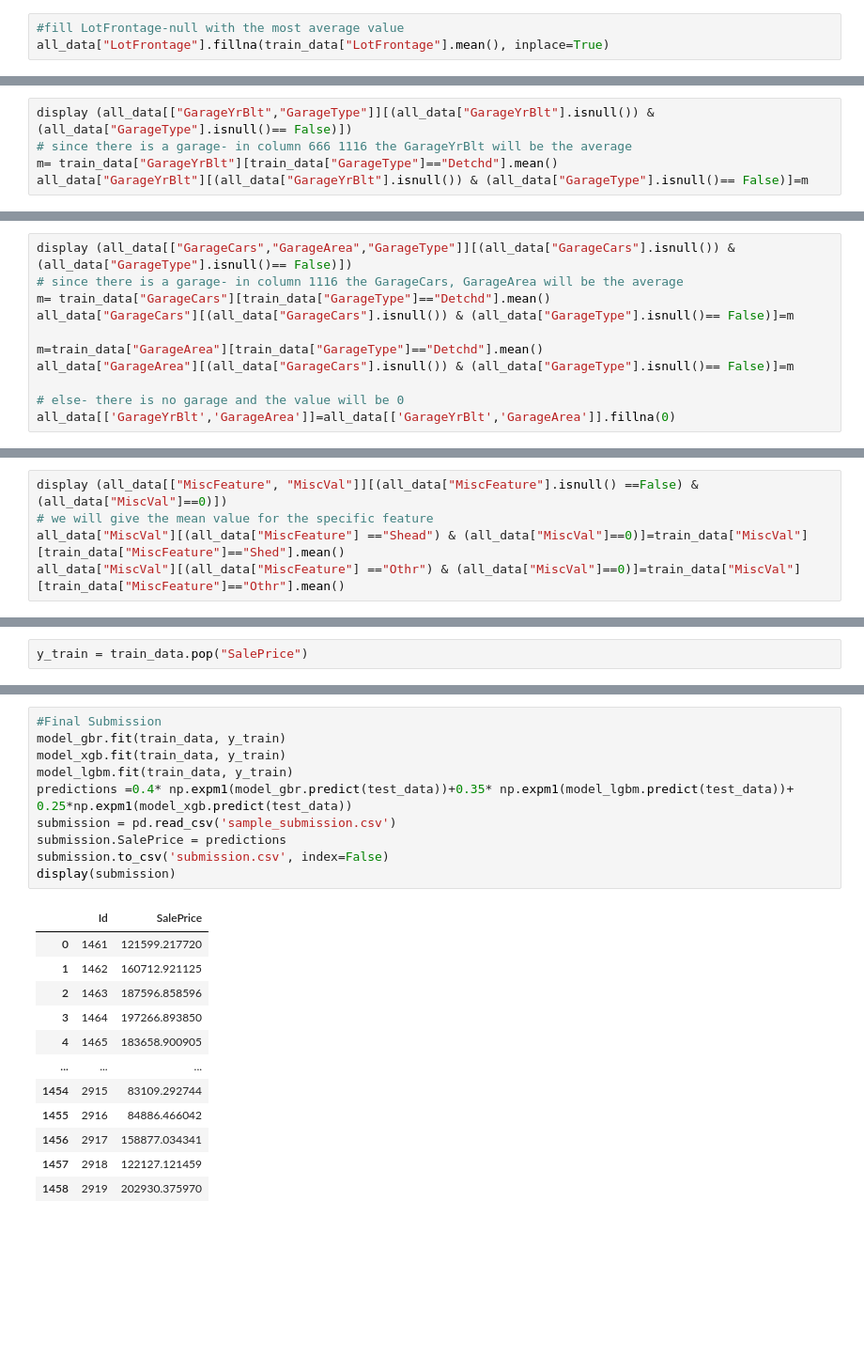
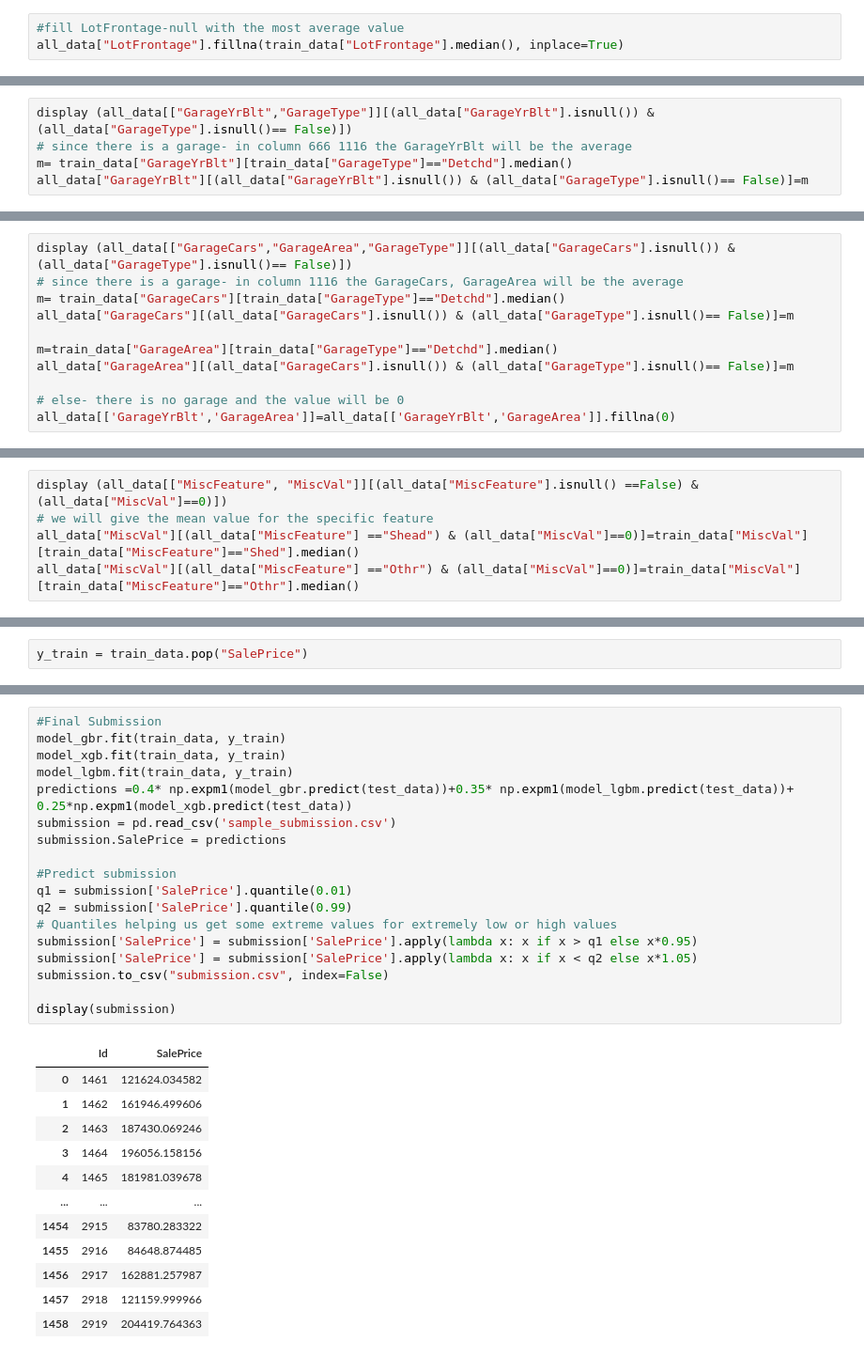
Before and after one commit to LironDangoor/House-Prices, a Jupyter notebook: House Prices.ipynb, the cells around one changed output, grey strips where cells are left out. Shown at 94% size. Drawn from its saved outputs; the diff is of its cells as text; blank space fills up the shorter version.

```diff
--- a/House Prices.ipynb
+++ b/House Prices.ipynb
@@ -127,7 +127,7 @@ See the caveats in the documentation: https://pandas.pydata.org/pandas-docs/stab
   self._setitem_single_block(indexer, value, name)
 # %%
 #fill LotFrontage-null with the most average value
-all_data["LotFrontage"].fillna(train_data["LotFrontage"].mean(), inplace=True)
+all_data["LotFrontage"].fillna(train_data["LotFrontage"].median(), inplace=True)
 # %%
 #Dealing with missing data in MasVnrType and MasVnrArea
 print (all_data["MasVnrType"].unique())
@@ -163,7 +163,7 @@ all_data["TotalBsmtSF"].fillna(0, inplace=True)
 # %%
 display (all_data[["GarageYrBlt","GarageType"]][(all_data["GarageYrBlt"].isnull()) & (all_data["GarageType"].isnull()== False)])
 # since there is a garage- in column 666 1116 the GarageYrBlt will be the average
-m= train_data["GarageYrBlt"][train_data["GarageType"]=="Detchd"].mean()
+m= train_data["GarageYrBlt"][train_data["GarageType"]=="Detchd"].median()
 all_data["GarageYrBlt"][(all_data["GarageYrBlt"].isnull()) & (all_data["GarageType"].isnull()== False)]=m
 # %% [output]
 |  | GarageYrBlt | GarageType |
@@ -176,10 +176,10 @@ See the caveats in the documentation: https://pandas.pydata.org/pandas-docs/stab
 # %%
 display (all_data[["GarageCars","GarageArea","GarageType"]][(all_data["GarageCars"].isnull()) & (all_data["GarageType"].isnull()== False)])
 # since there is a garage- in column 1116 the GarageCars, GarageArea will be the average
-m= train_data["GarageCars"][train_data["GarageType"]=="Detchd"].mean()
+m= train_data["GarageCars"][train_data["GarageType"]=="Detchd"].median()
 all_data["GarageCars"][(all_data["GarageCars"].isnull()) & (all_data["GarageType"].isnull()== False)]=m
 
-m=train_data["GarageArea"][train_data["GarageType"]=="Detchd"].mean()
+m=train_data["GarageArea"][train_data["GarageType"]=="Detchd"].median()
 all_data["GarageArea"][(all_data["GarageCars"].isnull()) & (all_data["GarageType"].isnull()== False)]=m
 
 # else- there is no garage and the value will be 0
@@ -198,8 +198,8 @@ See the caveats in the documentation: https://pandas.pydata.org/pandas-docs/stab
 # %%
 display (all_data[["MiscFeature", "MiscVal"]][(all_data["MiscFeature"].isnull() ==False) & (all_data["MiscVal"]==0)])
 # we will give the mean value for the specific feature
-all_data["MiscVal"][(all_data["MiscFeature"] =="Shead") & (all_data["MiscVal"]==0)]=train_data["MiscVal"][train_data["MiscFeature"]=="Shed"].mean()
-all_data["MiscVal"][(all_data["MiscFeature"] =="Othr") & (all_data["MiscVal"]==0)]=train_data["MiscVal"][train_data["MiscFeature"]=="Othr"].mean()
+all_data["MiscVal"][(all_data["MiscFeature"] =="Shead") & (all_data["MiscVal"]==0)]=train_data["MiscVal"][train_data["MiscFeature"]=="Shed"].median()
+all_data["MiscVal"][(all_data["MiscFeature"] =="Othr") & (all_data["MiscVal"]==0)]=train_data["MiscVal"][train_data["MiscFeature"]=="Othr"].median()
 # %% [output]
 |  | MiscFeature | MiscVal |
 | 873 | Othr | 0 |
@@ -607,25 +616,33 @@ print (score/5)
 # %%
 #Final Submission
 model_gbr.fit(train_data, y_train)
 model_xgb.fit(train_data, y_train)
 model_lgbm.fit(train_data, y_train)
 predictions =0.4* np.expm1(model_gbr.predict(test_data))+0.35* np.expm1(model_lgbm.predict(test_data))+ 0.25*np.expm1(model_xgb.predict(test_data))
 submission = pd.read_csv('sample_submission.csv')
 submission.SalePrice = predictions
-submission.to_csv('submission.csv', index=False)
+
+#Predict submission
+q1 = submission['SalePrice'].quantile(0.01)
+q2 = submission['SalePrice'].quantile(0.99)
+# Quantiles helping us get some extreme values for extremely low or high values
+submission['SalePrice'] = submission['SalePrice'].apply(lambda x: x if x > q1 else x*0.95)
+submission['SalePrice'] = submission['SalePrice'].apply(lambda x: x if x < q2 else x*1.05)
+submission.to_csv("submission.csv", index=False)
+
 display(submission)
 # %% [output]
 |  | Id | SalePrice |
-| 0 | 1461 | 121599.217720 |
-| 1 | 1462 | 160712.921125 |
-| 2 | 1463 | 187596.858596 |
-| 3 | 1464 | 197266.893850 |
-| 4 | 1465 | 183658.900905 |
+| 0 | 1461 | 121624.034582 |
+| 1 | 1462 | 161946.499606 |
+| 2 | 1463 | 187430.069246 |
+| 3 | 1464 | 196056.158156 |
+| 4 | 1465 | 181981.039678 |
 | ... | ... | ... |
-| 1454 | 2915 | 83109.292744 |
-| 1455 | 2916 | 84886.466042 |
-| 1456 | 2917 | 158877.034341 |
-| 1457 | 2918 | 122127.121459 |
-| 1458 | 2919 | 202930.375970 |
+| 1454 | 2915 | 83780.283322 |
+| 1455 | 2916 | 84648.874485 |
+| 1456 | 2917 | 162881.257987 |
+| 1457 | 2918 | 121159.999966 |
+| 1458 | 2919 | 204419.764363 |
 1459 rows × 2 columns
 # %%
```
Also changed, not shown: parts of 15 cells of this notebook.
